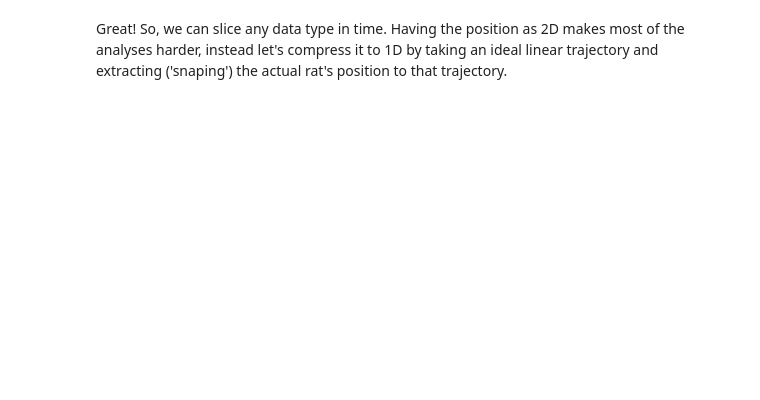
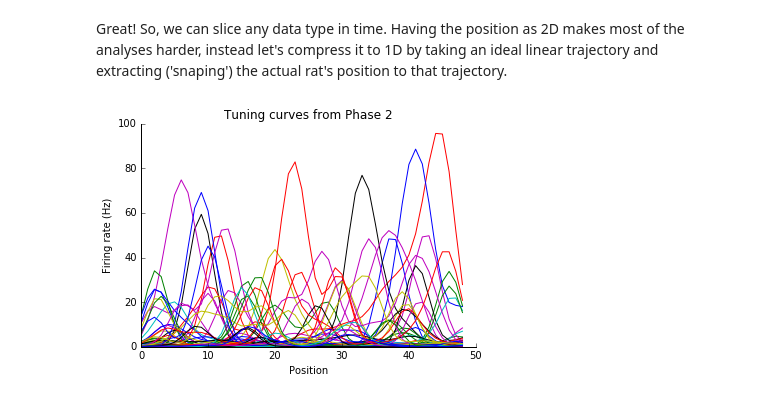
Before and after one commit to emirvine/psyc-179, a Jupyter notebook: tuning_curves.ipynb, the cells around one changed output. Saved outputs shown, nothing was run; the diff lists cells and outputs as text; code cells hidden in the pictures; blank space fills up the shorter version.

```diff
--- a/tuning_curves.ipynb
+++ b/tuning_curves.ipynb
@@ -279,6 +287,5 @@ def tuning_curve(position_z, spike_times, num_bins=100):
 # %%
-min_occ = 1
-sampling_rate = 1/30.
+sampling_rate = 1 / 30.0
 filtering = 4
 min_spikes = 100
 max_spikes = len(linear_u['time']) * sampling_rate * filtering
@@ -288,3 +295,18 @@ for neuron in range(len(phase_spikes['time'])):
         filtered_freq_spikes['time'].append([phase_spikes['time'][neuron]])
 # %%
 filtered_tc = tuning_curve(linear_u, filtered_freq_spikes['time'], num_bins=50)
+# %%
+fig = plt.figure()
+ax = fig.add_subplot(111)
+for neuron in range(len(filtered_tc)):
+    ax.plot(filtered_tc[neuron])
+ax.spines['right'].set_visible(False)
+ax.spines['top'].set_visible(False)
+ax.yaxis.set_ticks_position('left')
+ax.xaxis.set_ticks_position('bottom')
+plt.ylabel('Firing rate (Hz)')
+plt.xlabel('Position')
+plt.title('Tuning curves from Phase 2')
+plt.show()
+# %% [output]
+[figure, added]
```
Also changed, not shown: parts of 16 cells of this notebook.
